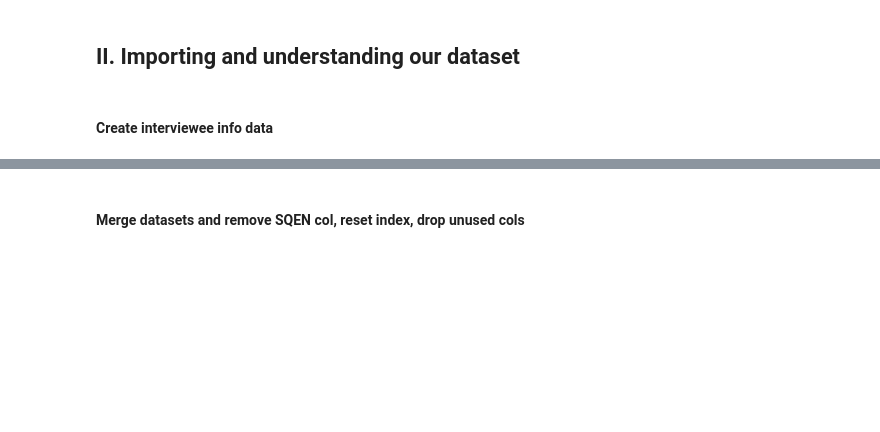
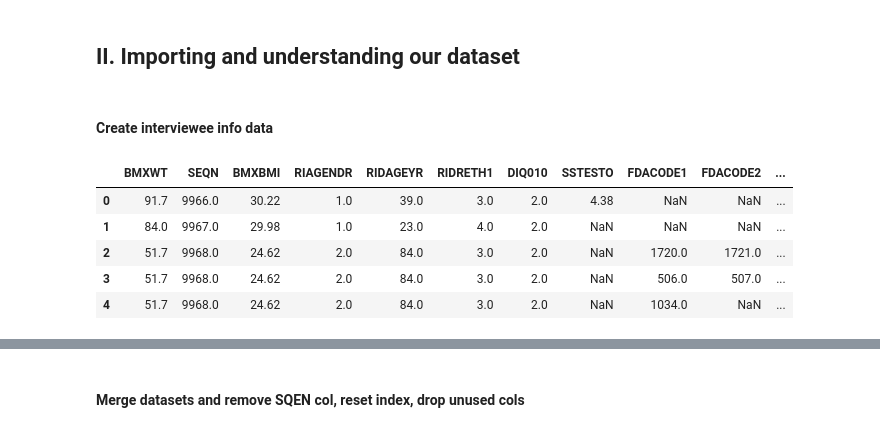
Before and after one commit to FuminoonimuF/nhanes, a Jupyter notebook: Analysis about ED.ipynb, the cells around one changed output, grey strips where cells are left out. Saved outputs shown, nothing was run; the diff lists cells and outputs as text; code cells hidden in the pictures; blank space fills up the shorter version.

Commit message:
mod:change data features

```diff
--- a/Analysis about ED.ipynb
+++ b/Analysis about ED.ipynb
@@ -42,0 +47,23 @@ info_dataset = info_dataset.loc[:, ['BMXWT', 'SEQN', 'BMXHT', 'RIAGENDR', 'RIDAG
+# %%
+# create interviewee info data
+info_dataset = pd.merge(dataset_demo, dateset_bmx, on='SEQN', how='left')
+info_dataset = pd.merge(info_dataset, dataset_fda, on='SEQN', how='left')
+info_dataset = pd.merge(info_dataset, dataset_sst, on='SEQN', how='left')
+info_dataset = pd.merge(info_dataset, dataset_diq, on='SEQN', how='left')
+info_dataset = pd.merge(info_dataset, dataset_ald, on='SEQN', how='left')
+info_dataset = pd.merge(info_dataset, dataset_smoke, on='SEQN', how='left')
+info_dataset = pd.merge(info_dataset, dataset_sports, on='SEQN', how='left')
+
+info_dataset = info_dataset.loc[:, ['BMXWT', 'SEQN', 'BMXBMI', 'RIAGENDR', 'RIDAGEYR',
+                                    'RIDRETH1', 'DIQ010', 'SSTESTO', 'FDACODE1', 'FDACODE2',
+                                    'FDACODE3', 'FDACODE4', 'FDACODE5', 'FDACODE6', 'PAD320',
+                                    'PAD480', 'SMQ020', 'ALD100']]
+
+info_dataset.head(5)
+# %% [output]
+|  | BMXWT | SEQN | BMXBMI | RIAGENDR | RIDAGEYR | RIDRETH1 | DIQ010 | SSTESTO | FDACODE1 | FDACODE2 | ... |
+| 0 | 91.7 | 9966.0 | 30.22 | 1.0 | 39.0 | 3.0 | 2.0 | 4.38 | NaN | NaN | ... |
+| 1 | 84.0 | 9967.0 | 29.98 | 1.0 | 23.0 | 4.0 | 2.0 | NaN | NaN | NaN | ... |
+| 2 | 51.7 | 9968.0 | 24.62 | 2.0 | 84.0 | 3.0 | 2.0 | NaN | 1720.0 | 1721.0 | ... |
+| 3 | 51.7 | 9968.0 | 24.62 | 2.0 | 84.0 | 3.0 | 2.0 | NaN | 506.0 | 507.0 | ... |
+| 4 | 51.7 | 9968.0 | 24.62 | 2.0 | 84.0 | 3.0 | 2.0 | NaN | 1034.0 | NaN | ... |
```
Also changed, not shown: parts of 37 cells of this notebook, 25 other files.
